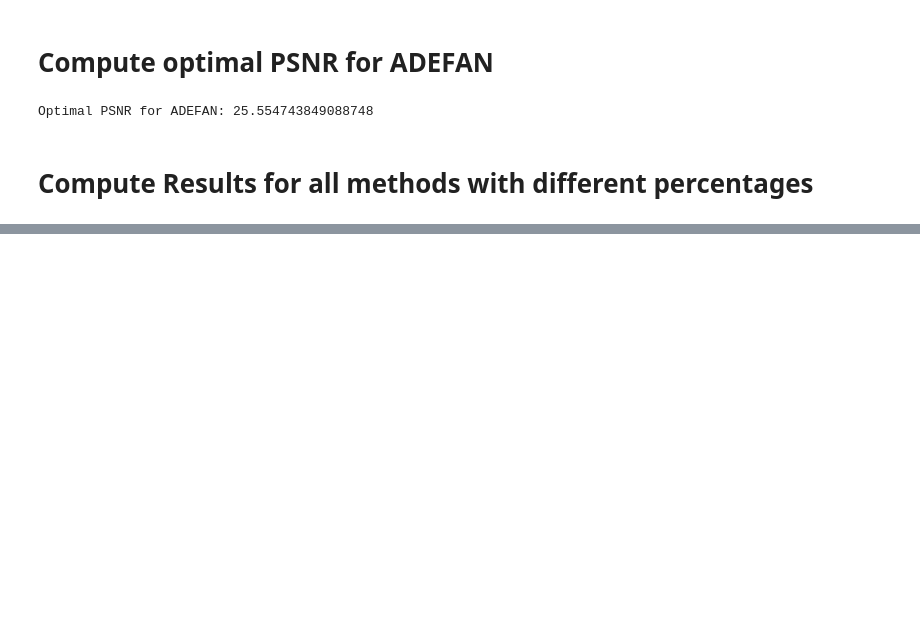
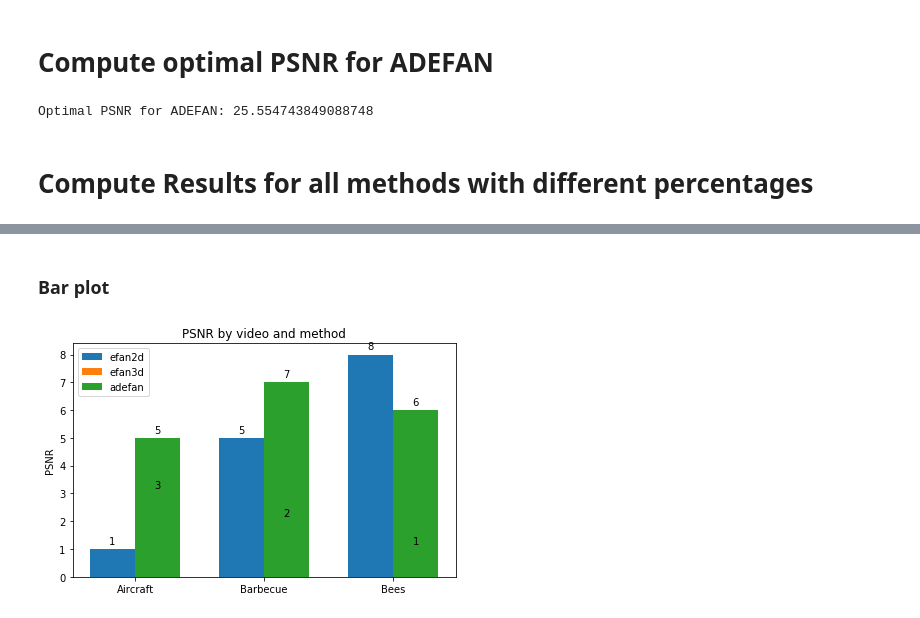
Before and after one commit to IVRL/ADEFAN, a Jupyter notebook: ExtremeVideoCompletion.ipynb, the cells around one changed output, grey strips where cells are left out. Cells and saved outputs as stored; diff of their text form; code cells hidden in the pictures; blank space fills up the shorter version.

```diff
--- a/ExtremeVideoCompletion.ipynb
+++ b/ExtremeVideoCompletion.ipynb
@@ -1960,0 +1991,45 @@ psnr
+# %% [markdown]
+### Bar plot
+# %%
+begin = 0
+end   = 3
+
+labels = [name.split('.')[0] for name in os.listdir('../Resources/Videos/')[begin:end]]
+efan2d_scores = psnr['efan2d']['1percent'][begin:end]
+efan3d_scores = psnr['efan3d']['1percent'][begin:end]
+adefan_scores = psnr['adefan']['1percent'][begin:end]
+
+x = np.arange(len(labels))
+width = 0.35
+
+fig, ax = plt.subplots()
+efan2d_rects = ax.bar(x - width/2, efan2d_scores, width, label='efan2d')
+efan3d_rects = ax.bar(x + width/2, efan3d_scores, width, label='efan3d')
+adefan_rects = ax.bar(x + width/2, adefan_scores, width, label='adefan')
+
+ax.set_ylabel('PSNR')
+ax.set_title('PSNR by video and method')
+ax.set_xticks(x)
+ax.set_xticklabels(labels)
+ax.legend()
+
+
+def autolabel(rects):
+    for rect in rects:
+        height = rect.get_height()
+        ax.annotate('{}'.format(height),
+                    xy=(rect.get_x() + rect.get_width() / 2, height),
+                    xytext=(0, 3),  # 3 points vertical offset
+                    textcoords="offset points",
+                    ha='center', va='bottom')
+
+
+autolabel(efan2d_rects)
+autolabel(efan3d_rects)
+autolabel(adefan_rects)
+
+fig.tight_layout()
+
+plt.show()
+# %% [output]
+[figure, added]
```
Also changed, not shown: parts of 7 cells of this notebook.
